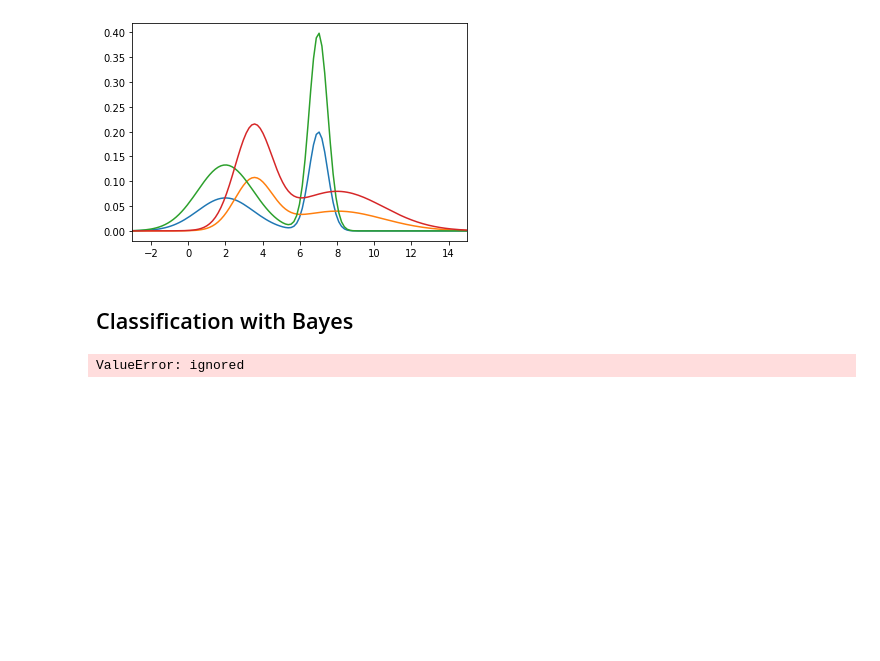
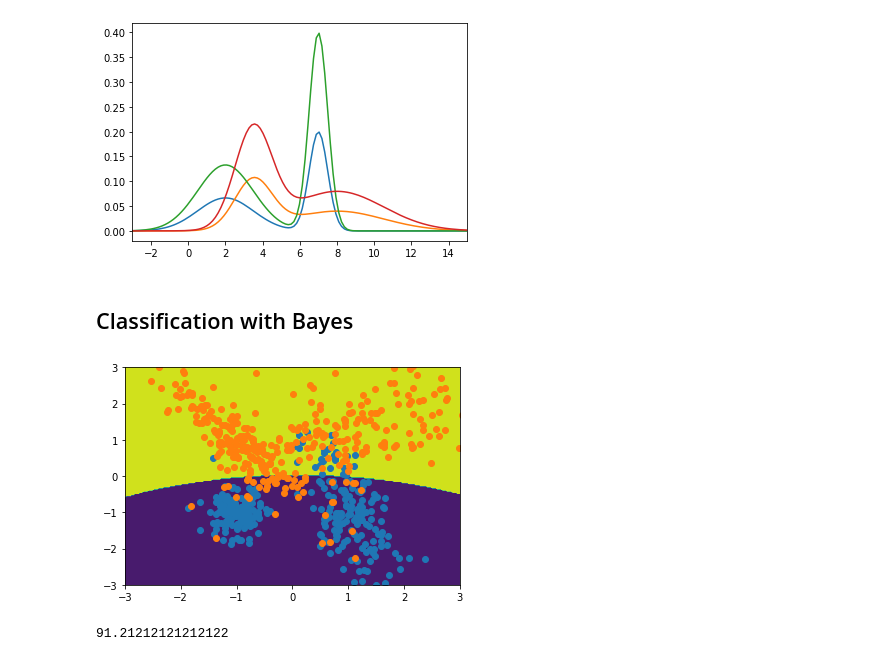
Before and after one commit to choiboy92/ImperialML, a Jupyter notebook: Tutorial 2/Tutorial2.ipynb, the cells around one changed output. Cells and saved outputs as stored; diff of their text form; code cells hidden in the pictures; blank space fills up the shorter version.

```diff
--- a/Tutorial 2/Tutorial2.ipynb
+++ b/Tutorial 2/Tutorial2.ipynb
@@ -53,9 +53,58 @@ plt.show()
 # %% [markdown]
 ## Classification with Bayes
 # %%
+import numpy as np
+np.random.seed(5)
 from sklearn import datasets
-ds = datasets.make_classification(1000,n_informative=2)
+ds = datasets.make_classification(1000,n_features=2,n_informative=2,n_redundant=0)
 from sklearn import model_selection
-x_train, x_test, y_train, y_test = model_selection.train_test_split(ds, test_size=0.33)
+x_train, x_test, y_train, y_test = model_selection.train_test_split(ds[0],ds[1], test_size=0.33)
-# %% [output]
-ValueError: ignored
+# %%
+from sklearn.naive_bayes import GaussianNB
+clf = GaussianNB()
+clf.fit(x_train, y_train)
+
+import matplotlib.pyplot as plt
+fig, ax = plt.subplots()
+
+
+# function for generating the meshgrid for plots
+def gen_sample_grid(npx = 200, npy = 200, limit =1):
+  x1line = np.linspace(-limit,limit, npx)
+  x2line = np.linspace(-limit,limit, npy)
+
+  x1grid, x2grid = np.meshgrid(x1line, x2line)
+
+  # produce an grid array with all grid values
+  xgrid = np.array([x1grid, x2grid]).reshape([2,npx*npy]).T
+
+  return xgrid, x1line, x2line
+
+
+Xgrid, X1line, X2line = gen_sample_grid(npx=200, npy=200, limit = 3)
+
+classVals = clf.predict(Xgrid)
+classVals = np.reshape(classVals, [200,200])
+
+plt.contourf(X1line, X2line, classVals)
+# plot feature 1 vs feature 2, for class y=0
+ax.scatter(x_train[y_train==0,0], x_train[y_train==0,1])
+
+# plot feature 1 vs feature 2, for class y=1
+ax.scatter(x_train[y_train==1,0], x_train[y_train==1,1])
+plt.xlim(-3,3)
+plt.ylim(-3,3)
+plt.show()
+# %% [output]
+[figure, added]
+# %%
+y_test_model = clf.predict(x_test)
+nTot = len(y_test)
+nMatch = 0
+for i in range(len(y_test)):
+	if y_test[i] == y_test_model[i]:
+		nMatch += 1
+
+print(100 * nMatch / nTot)
+# %% [output]
+91.21212121212122
```
Also changed, not shown: parts of 1 cell of this notebook.
